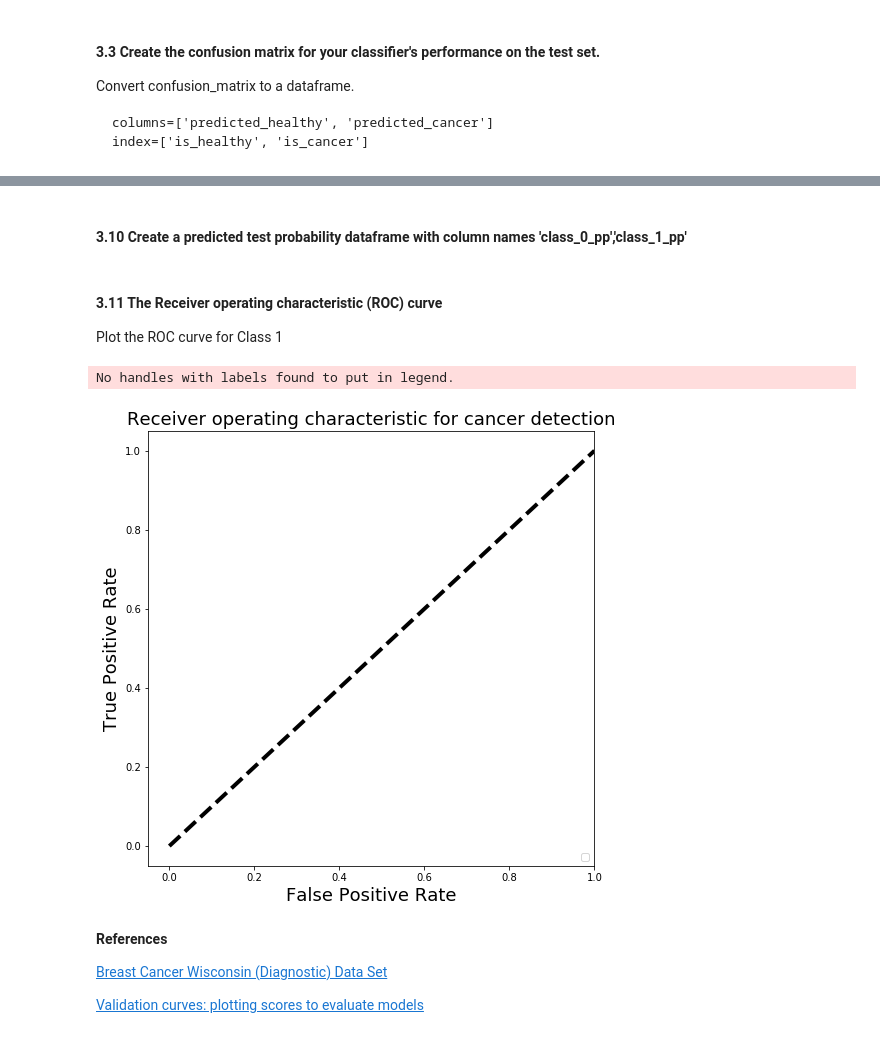
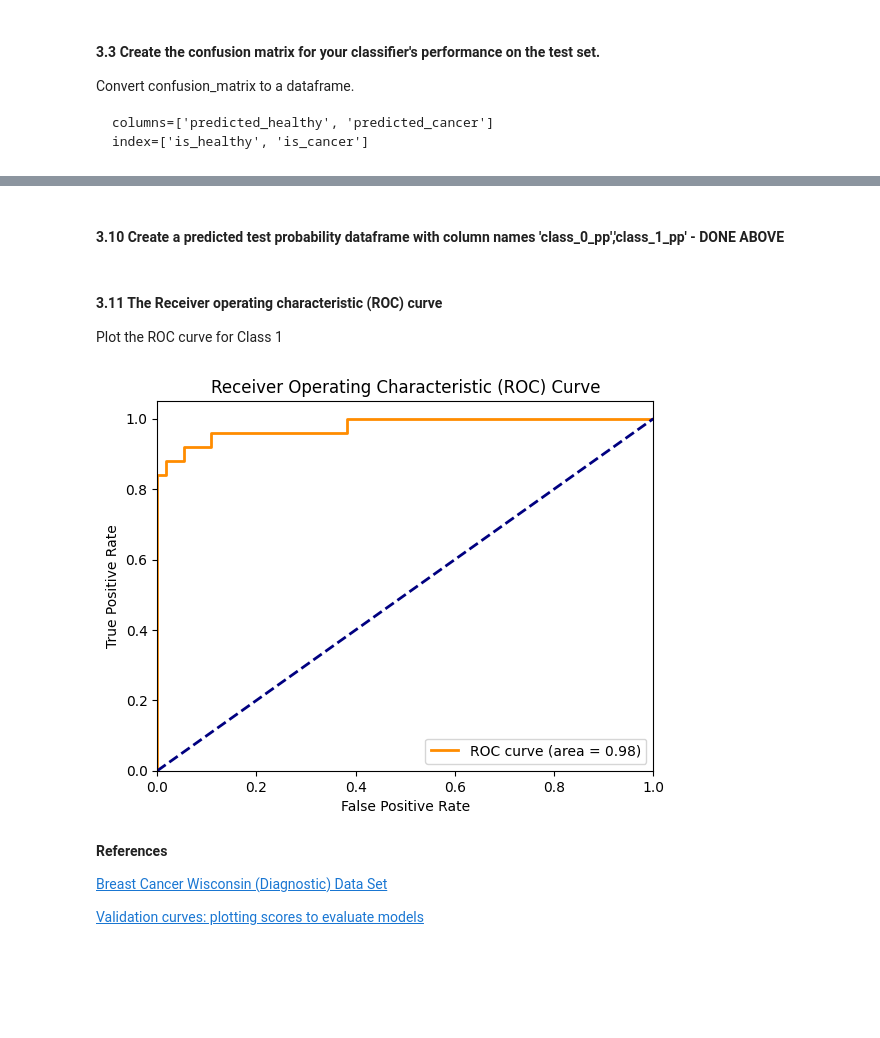
Before and after one commit to pragyanandan/Module-51, a Jupyter notebook: IOD_Lab_5_1_1.ipynb, the cells around one changed output, grey strips where cells are left out. Saved outputs shown, nothing was run; the diff lists cells and outputs as text; code cells hidden in the pictures; blank space fills up the shorter version.

```diff
--- a/IOD_Lab_5_1_1.ipynb
+++ b/IOD_Lab_5_1_1.ipynb
@@ -57 +291,5 @@ breast_cancer_csv = '../../DATA/breast-cancer-wisconsin-data.csv'
+# %%
+#First split the data to X all data and Y is target
+X = df.drop('diagnosis',axis=1)
+y = df['diagnosis']
 # %% [markdown]
@@ -59,2 +297,5 @@ breast_cancer_csv = '../../DATA/breast-cancer-wisconsin-data.csv'
 
 Explore dataset. Check for nulls. Make the target column binary.
+# %%
+encoder = LabelEncoder()
+y = encoder.fit_transform(y)
@@ -60,0 +340,3 @@ Explore dataset. Check for nulls. Make the target column binary.
+# %%
+minmaxscaler = MinMaxScaler()
+X = minmaxscaler.fit_transform(X)
@@ -72,0 +368,3 @@ Use Logistic Regression and examine accuracy score, confusion matrix, classifica
+# %%
+X_train, X_, y_train, y_ = train_test_split(X, y, test_size=0.20, random_state=42)
+X_valid, X_test, y_valid, y_test = train_test_split(X, y, test_size=0.5, random_state=42)
@@ -145,5 +561,5 @@ How "precise" is the classifier when predicting positive instances?
 # %% [markdown]
-#### 3.10 Create a predicted test probability dataframe with column names 'class_0_pp','class_1_pp'
+#### 3.10 Create a predicted test probability dataframe with column names 'class_0_pp','class_1_pp' - DONE ABOVE
 # %%
 # ANSWER
 # Get the predicted probability vector and explicitly name the columns:)
@@ -154,26 +570,24 @@ Plot the ROC curve for Class 1
 # %%
 from sklearn.metrics import roc_curve, auc
 # %%
-# For class 1, find the area under the curve
-# Find fpr, tpr
+# Access the false positive rate and true positive rate for plotting
+fpr_roc = results['fpr_roc']
+tpr_roc = results['tpr_roc']
+roc_auc = results['roc_auc']
 
-# Find auc
-
-# Plot of a ROC curve for class 1 (has_cancer)
-plt.figure(figsize=[8,8])
-
-# Plot fpr, tpr
-plt.plot([0, 1], [0, 1], 'k--', linewidth=4)
-plt.xlim([-0.05, 1.0])
-plt.ylim([-0.05, 1.05])
-plt.xlabel('False Positive Rate', fontsize=18)
-plt.ylabel('True Positive Rate', fontsize=18)
-plt.title('Receiver operating characteristic for cancer detection', fontsize=18)
+# Plot the ROC curve
+plt.figure()
+plt.plot(fpr_roc, tpr_roc, color='darkorange', lw=2, label='ROC curve (area = %0.2f)' % roc_auc)
+plt.plot([0, 1], [0, 1], color='navy', lw=2, linestyle='--')
+plt.xlim([0.0, 1.0])
+plt.ylim([0.0, 1.05])
+plt.xlabel('False Positive Rate')
+plt.ylabel('True Positive Rate')
+plt.title('Receiver Operating Characteristic (ROC) Curve')
 plt.legend(loc="lower right")
 plt.show()
 # %% [output]
-No handles with labels found to put in legend.
-[figure, old version]
+[figure, new version]
 # %% [markdown]
 **References**
 
```
Also changed, not shown: parts of 43 cells of this notebook, 1 other file.
